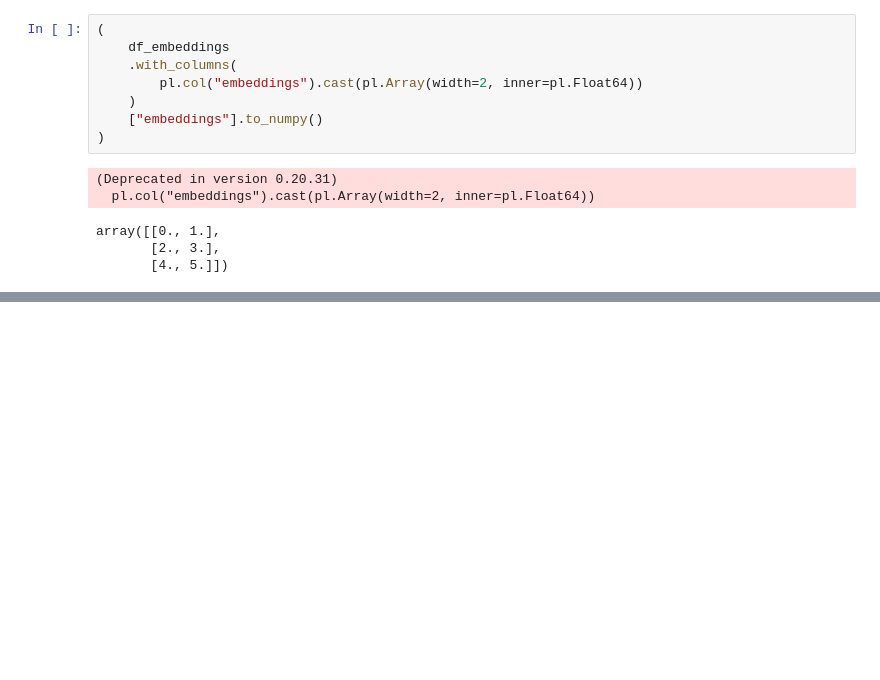
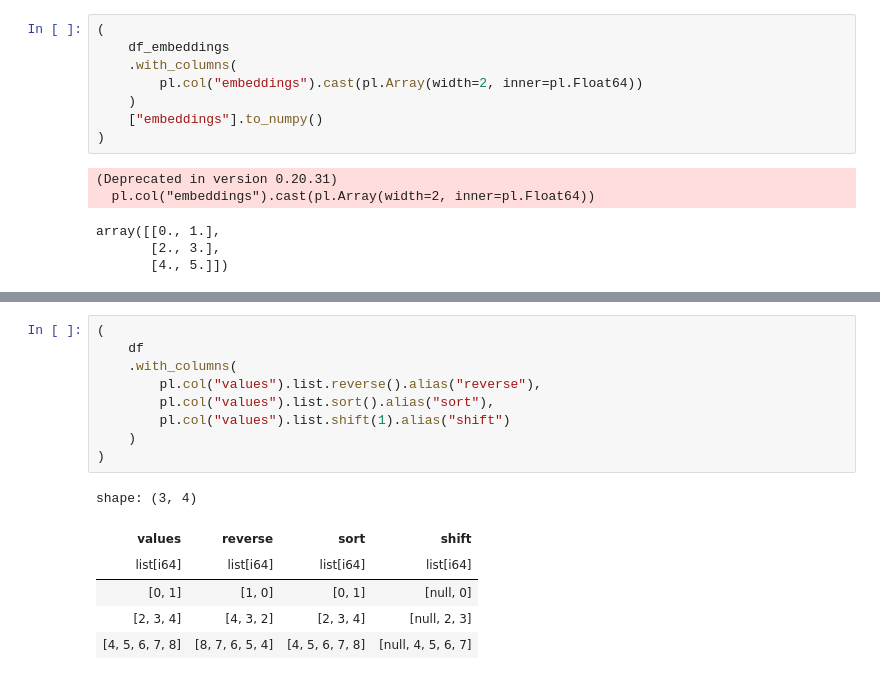
Before and after one commit to yukikitayama/data-analysis, a Jupyter notebook: polars/list_dtype.ipynb, the cells around one changed output, grey strips where cells are left out. Cells and saved outputs as stored; diff of their text form; blank space fills up the shorter version.

```diff
--- a/polars/list_dtype.ipynb
+++ b/polars/list_dtype.ipynb
@@ -275,0 +329,16 @@ array([[0., 1.],
+# %%
+(
+    df
+    .with_columns(
+        pl.col("values").list.reverse().alias("reverse"),
+        pl.col("values").list.sort().alias("sort"),
+        pl.col("values").list.shift(1).alias("shift")
+    )
+)
+# %% [output]
+shape: (3, 4)
+| values | reverse | sort | shift |
+| list[i64] | list[i64] | list[i64] | list[i64] |
+| [0, 1] | [1, 0] | [0, 1] | [null, 0] |
+| [2, 3, 4] | [4, 3, 2] | [2, 3, 4] | [null, 2, 3] |
+| [4, 5, 6, 7, 8] | [8, 7, 6, 5, 4] | [4, 5, 6, 7, 8] | [null, 4, 5, 6, 7] |
```
Also changed, not shown: parts of 14 cells of this notebook, 1 other file.
